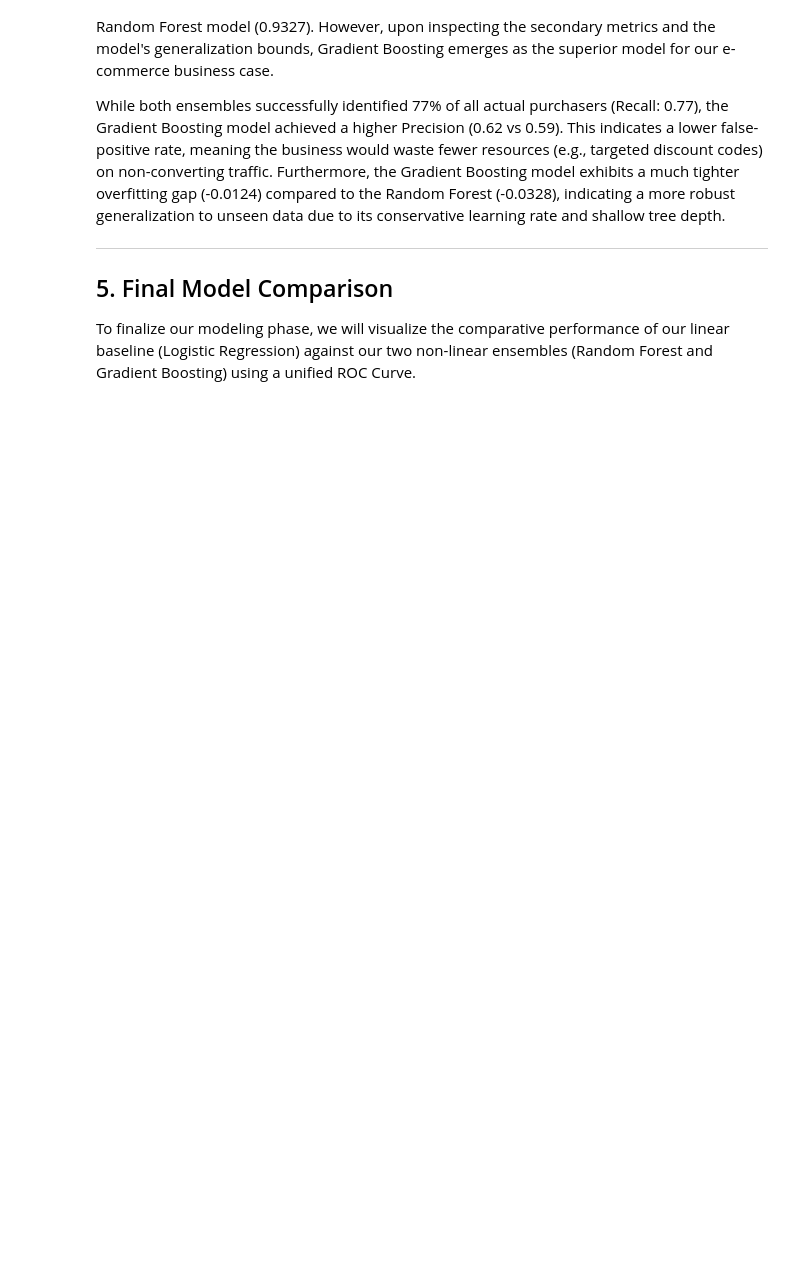
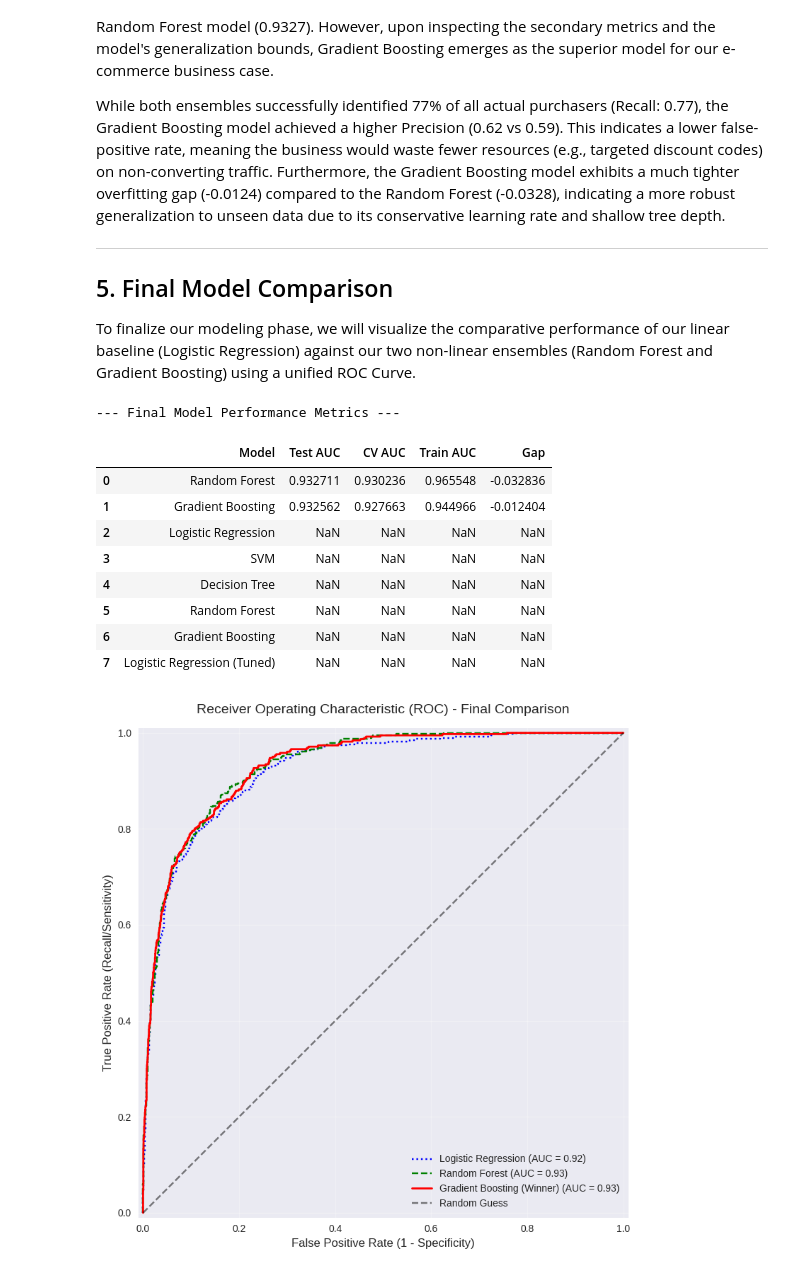
Before and after one commit to MTSU-DATA4950-Capstone-Spring2026/Team2-C3_OnlineShoppingBehavior, a Jupyter notebook: notebooks/Team02_04_modeling.ipynb, the cells around one changed output. Drawn from its saved outputs; the diff is of its cells as text; code cells hidden in the pictures; blank space fills up the shorter version.

```diff
--- a/notebooks/Team02_04_modeling.ipynb
+++ b/notebooks/Team02_04_modeling.ipynb
@@ -1005,3 +1000,80 @@ While both ensembles successfully identified 77% of all actual purchasers (Recal
 ## 5. Final Model Comparison
 
 To finalize our modeling phase, we will visualize the comparative performance of our linear baseline (Logistic Regression) against our two non-linear ensembles (Random Forest and Gradient Boosting) using a unified ROC Curve.
+# %%
+# ---------------------------------------------------------
+# SECTION 5: Final Model Comparison & ROC Curve
+# ---------------------------------------------------------
+import matplotlib.pyplot as plt
+import pandas as pd
+from sklearn.metrics import RocCurveDisplay
+
+# --- MODEL MAPPING FIX ---
+LR_MODEL_MAPPED = best_lr
+RF_MODEL_MAPPED = best_rf_model
+GB_MODEL_MAPPED = best_gb_model
+
+X_TEST_MAPPED = X_test_scaled
+y_TEST_MAPPED = y_test
+# -------------------------
+
+# 1. Display the Tabular Results
+print("--- Final Model Performance Metrics ---")
+try:
+    # Convert the list of dicts to a DataFrame for clean formatting
+    results_df = pd.DataFrame(results)
+    # Reorder columns for readability
+    results_df = results_df[['Model', 'Test AUC', 'CV AUC', 'Train AUC', 'Gap']]
+    # Sort by Test AUC descending
+    results_df = results_df.sort_values(by='Test AUC', ascending=False).reset_index(drop=True)
+    display(results_df)
+except NameError:
+    print("⚠️ Master `results` list not found. Ensure Section 4 cells appended to it.")
+
+# 2. Plot the Combined ROC Curve
+plt.figure(figsize=(10, 8))
+ax = plt.gca()
+
+# Plot Logistic Regression
+RocCurveDisplay.from_estimator(
+    LR_MODEL_MAPPED, X_TEST_MAPPED, y_TEST_MAPPED,
+    name="Logistic Regression",
+    ax=ax, color='blue', linestyle=':'
+)
+
+# Plot Random Forest
+RocCurveDisplay.from_estimator(
+    RF_MODEL_MAPPED, X_TEST_MAPPED, y_TEST_MAPPED,
+    name="Random Forest",
+    ax=ax, color='green', linestyle='--'
+)
+
+# Plot Gradient Boosting (Winner)
+RocCurveDisplay.from_estimator(
+    GB_MODEL_MAPPED, X_TEST_MAPPED, y_TEST_MAPPED,
+    name="Gradient Boosting (Winner)",
+    ax=ax, color='red', linewidth=2
+)
+
+# Formatting the Plot
+plt.plot([0, 1], [0, 1], color='black', linestyle='--', alpha=0.5, label='Random Guess')
+plt.title('Receiver Operating Characteristic (ROC) - Final Comparison', fontsize=14, pad=15)
+plt.xlabel('False Positive Rate (1 - Specificity)', fontsize=12)
+plt.ylabel('True Positive Rate (Recall/Sensitivity)', fontsize=12)
+plt.legend(loc='lower right', fontsize=10)
+plt.grid(True, alpha=0.3)
+plt.tight_layout()
+
+plt.show()
+# %% [output]
+--- Final Model Performance Metrics ---
+|  | Model | Test AUC | CV AUC | Train AUC | Gap |
+| 0 | Random Forest | 0.932711 | 0.930236 | 0.965548 | -0.032836 |
+| 1 | Gradient Boosting | 0.932562 | 0.927663 | 0.944966 | -0.012404 |
+| 2 | Logistic Regression | NaN | NaN | NaN | NaN |
+| 3 | SVM | NaN | NaN | NaN | NaN |
+| 4 | Decision Tree | NaN | NaN | NaN | NaN |
+| 5 | Random Forest | NaN | NaN | NaN | NaN |
+| 6 | Gradient Boosting | NaN | NaN | NaN | NaN |
+| 7 | Logistic Regression (Tuned) | NaN | NaN | NaN | NaN |
+[figure, added]
```
Also changed, not shown: parts of 1 cell of this notebook.
